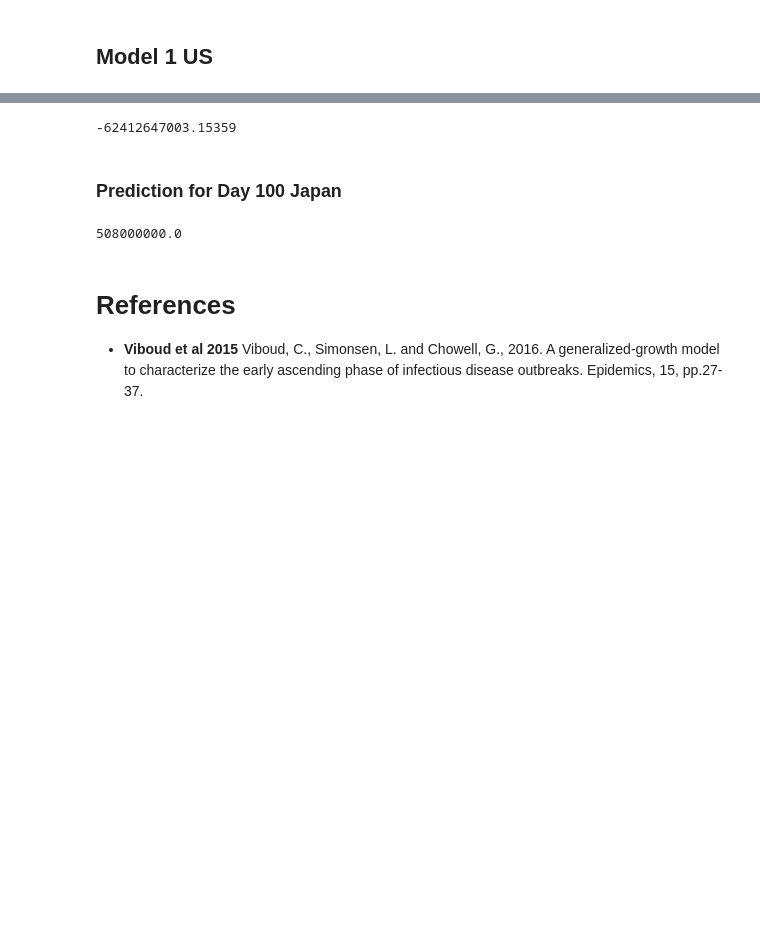
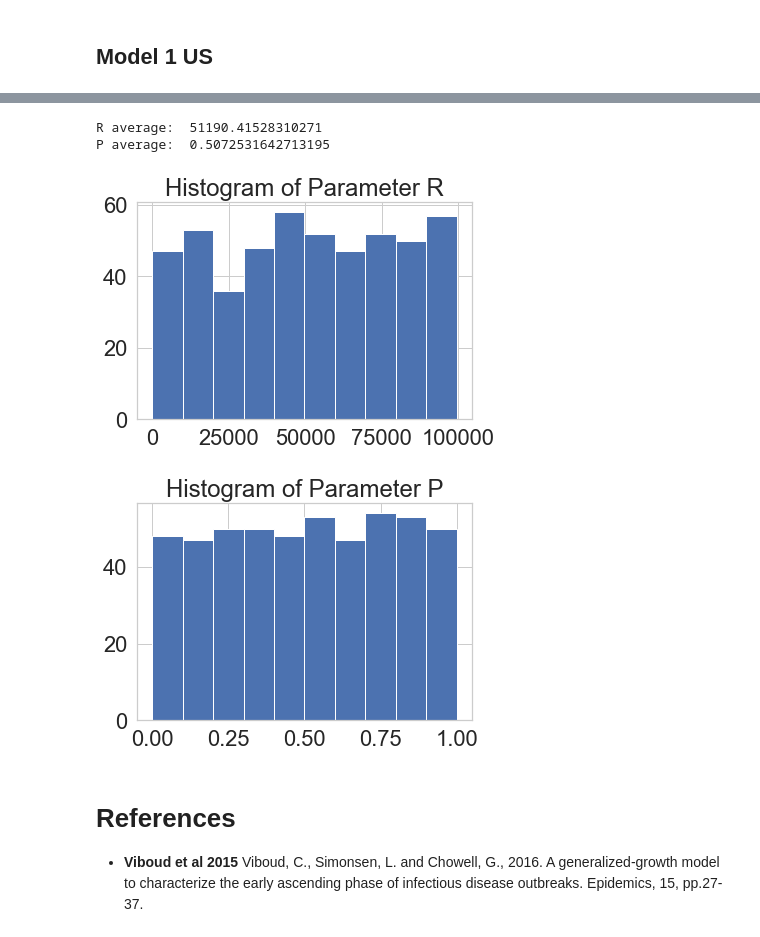
Before and after one commit to akhilpotla/StudyCovid19, a Jupyter notebook: process/bayesian/Assignment on Bayesian Inversion.ipynb, the cells around one changed output, grey strips where cells are left out. Cells and saved outputs as stored; diff of their text form; code cells hidden in the pictures; blank space fills up the shorter version.

```diff
--- a/process/bayesian/Assignment on Bayesian Inversion.ipynb
+++ b/process/bayesian/Assignment on Bayesian Inversion.ipynb
@@ -356,4 +84,0 @@ model3([499, 491, 21], 1, [1, 110]) * 1e6
-# %%
-calibration_cases = calibration_Korea[1].to_numpy()
-std = calibration_cases.std()
-yobs = np.random.normal(0, std)
@@ -395,17 +84,0 @@ model3([492, 494, 21], 100, [1, 110]) * 1e6
-# %%
-calibration_cases = calibration_Japan[1].to_numpy()
-std = calibration_cases.std()
-yobs = np.random.normal(0, std)
-# %%
-with pm.Model() as model3_Japan:
-    sigma = pm.Normal('sigma', std)
-    a = pm.Uniform('a', 10, 1000)
-    b = pm.Uniform('b', 0.1, 1000)
-    p = pm.Uniform('p', 0.2, 40)
-    solution = model3([a, b, p], 1, [1, 110])
-    Y = pm.Normal('Y', mu=solution, sd=sigma, observed=yobs)
-
-    prior = pm.sample_prior_predictive()
-    trace = pm.sample()
-    posterior_predictive = pm.sample_posterior_predictive(trace)
-    data3_Japan = az.from_pymc3(trace=trace, prior=prior, posterior_predictive=posterior_predictive)
@@ -421,11 +84,0 @@ az.plot_posterior(data3_Japan);
-# %%
-C_model3_val = model3([507, 496, 20], validation_times, [1, 110]) * 1e6
-r2_score(validation_Japan[1], C_model3_val)
-# %% [output]
--62412647003.15359
-# %% [markdown]
-### Prediction for Day 100 Japan
-# %%
-model3([507, 496, 20], 100, [1, 110]) * 1e6
-# %% [output]
-508000000.0
@@ -432,3 +127,29 @@ model3([507, 496, 20], 100, [1, 110]) * 1e6
+# %%
+theta = transition_model1()
+
+log_lik(theta, calibration_cases)
+
+accepted, rejected = metropolis_hastings(lik, prior, transition_model1, [10000, 0.5], 500, calibration_cases, acceptance)
+# %%
+accepted = accepted.T
+r = accepted[0]
+p = accepted[1]
+r_average = np.average(r)
+p_average = np.average(p)
+
+plt.hist(r)
+plt.title('Histogram of Parameter R')
+plt.figure()
+plt.hist(p)
+plt.title('Histogram of Parameter P')
+
+print('R average: ', r_average)
+print('P average: ', p_average)
+# %% [output]
+R average:  51190.41528310271
+P average:  0.5072531642713195
+[figure, added]
+[figure, added]
 # %% [markdown]
 # References
 
```
Also changed, not shown: parts of 60 cells of this notebook.
